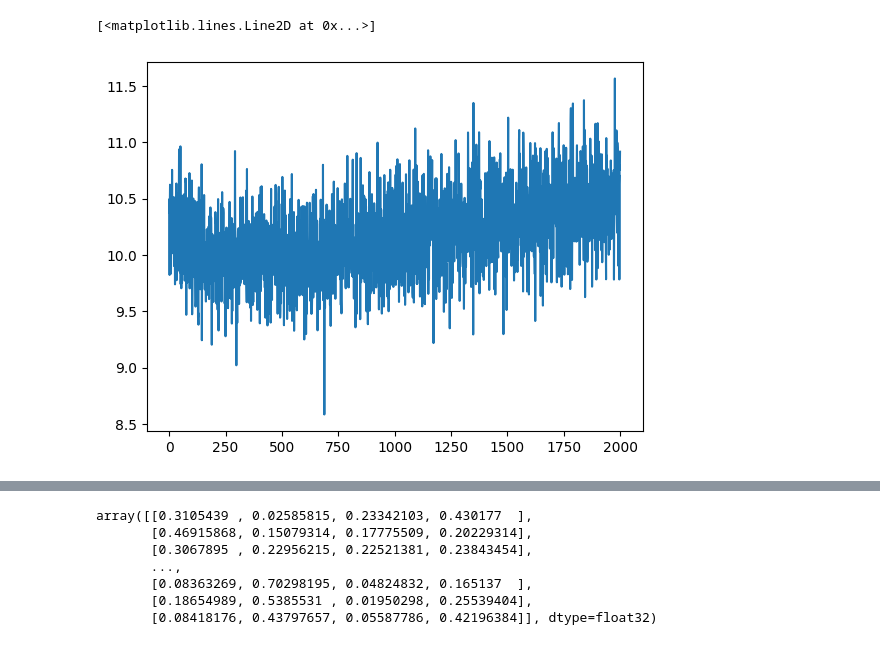
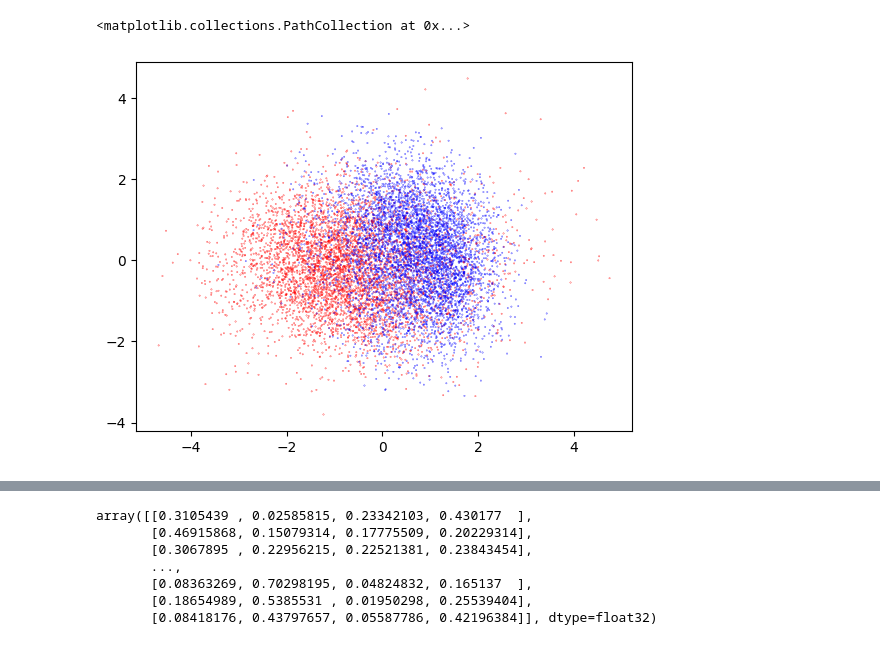
Before and after one commit to Gabriel-Ducrocq/segmentationCryoEM, a Jupyter notebook: Untitled3.ipynb, the cells around one changed output, grey strips where cells are left out. Cells and saved outputs as stored; diff of their text form; code cells hidden in the pictures.

```diff
--- a/Untitled3.ipynb
+++ b/Untitled3.ipynb
@@ -12 +22,3 @@ plt.plot(loss[:23000])
+# %%
+model = torch.load(data_path + "full_model",map_location=torch.device('cpu'))
 # %%
@@ -17,7 +30,11 @@ FileNotFoundError: [Errno 2] No such file or directory: 'data/imageTestWorking/a
+# %%
+color = ["red" if i < 5000 else "blue" for i in range(10000)]
+plt.scatter(pca_latent[:, 0], pca_latent[:, 1], s=0.05, color=color)
+# %% [output]
+<matplotlib.collections.PathCollection at 0x...>
+[figure, added]
 # %%
-loss = np.load("data/imageTestWorking/losses_dkl.npy")
-plt.plot(loss[:2000])
+model.device = "cpu"
+model.batch_size = 150
+new_structure, translations, rotations_per_residue = get_predicted_transformations(model, training_indexes[:150], rotation_angles[:150], rotation_axis[:150])
-# %% [output]
-[<matplotlib.lines.Line2D at 0x...>]
-[figure, removed]
 # %%
```
Also changed, not shown: parts of 8 cells of this notebook.
